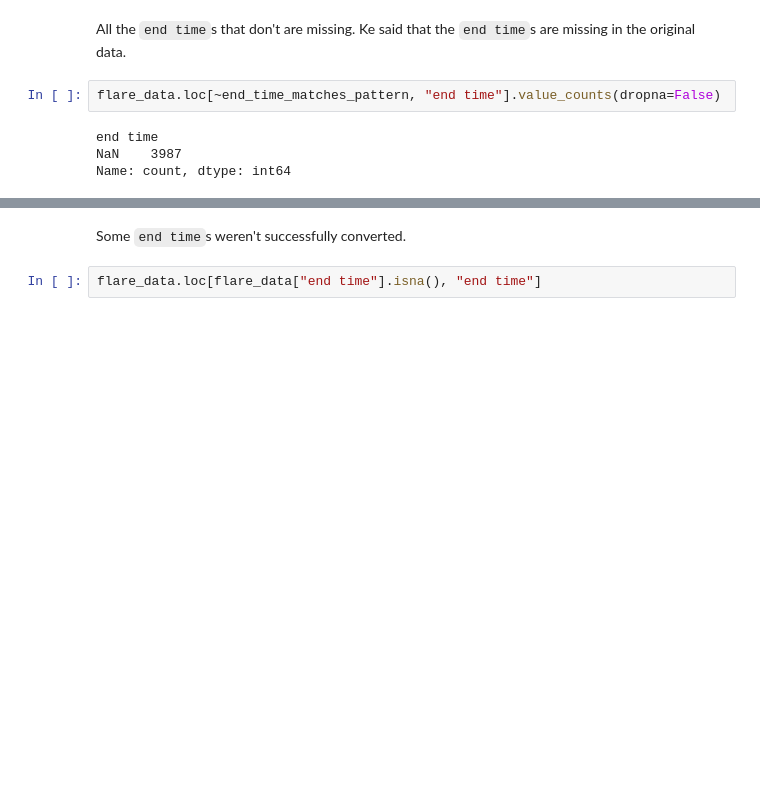
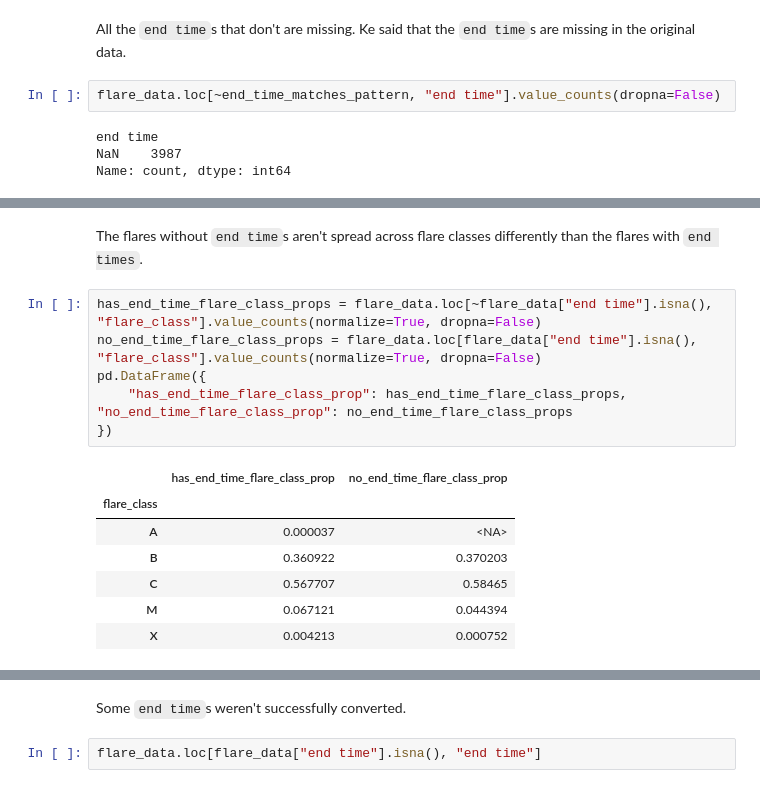
Before and after one commit to victorverma/xray_flux_forecasting, a Jupyter notebook: notebooks/process_flare_data.ipynb, the cells around one changed output, grey strips where cells are left out. Saved outputs shown, nothing was run; the diff lists cells and outputs as text; blank space fills up the shorter version.

```diff
--- a/notebooks/process_flare_data.ipynb
+++ b/notebooks/process_flare_data.ipynb
@@ -222,0 +239,16 @@ Series([], Name: peak time, dtype: object)
+# %% [markdown]
+The flares without `end time`s aren't spread across flare classes differently than the flares with `end times`.
+# %%
+has_end_time_flare_class_props = flare_data.loc[~flare_data["end time"].isna(), "flare_class"].value_counts(normalize=True, dropna=False)
+no_end_time_flare_class_props = flare_data.loc[flare_data["end time"].isna(), "flare_class"].value_counts(normalize=True, dropna=False)
+pd.DataFrame({
+    "has_end_time_flare_class_prop": has_end_time_flare_class_props, "no_end_time_flare_class_prop": no_end_time_flare_class_props
+})
+# %% [output]
+|  | has_end_time_flare_class_prop | no_end_time_flare_class_prop |
+| flare_class |  |  |
+| A | 0.000037 | <NA> |
+| B | 0.360922 | 0.370203 |
+| C | 0.567707 | 0.58465 |
+| M | 0.067121 | 0.044394 |
+| X | 0.004213 | 0.000752 |
```
Also changed, not shown: parts of 22 cells of this notebook.
